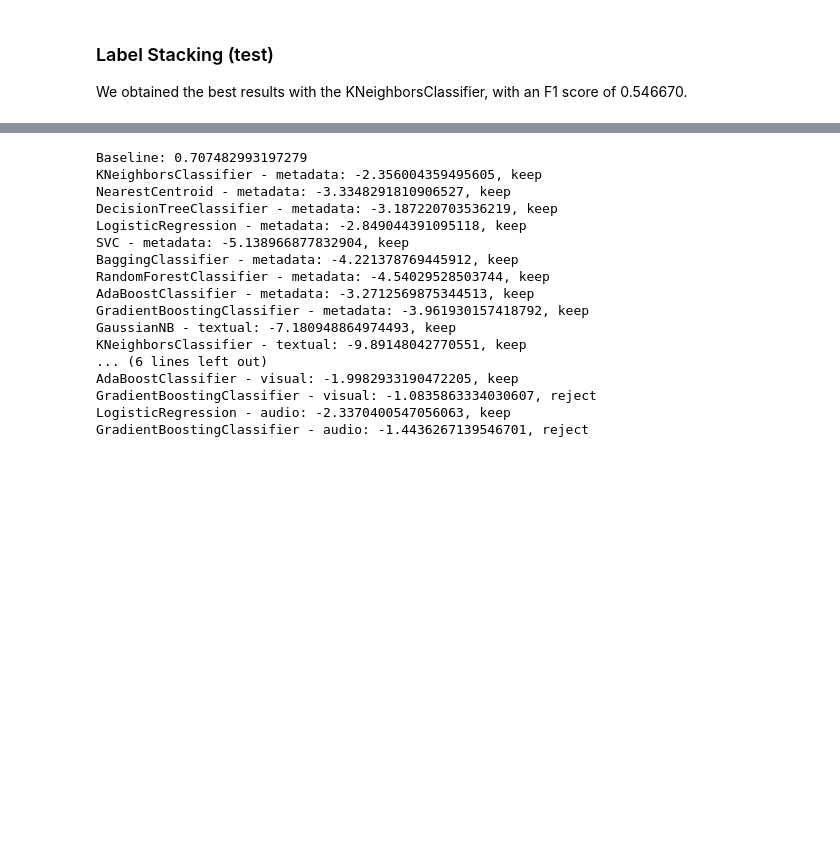
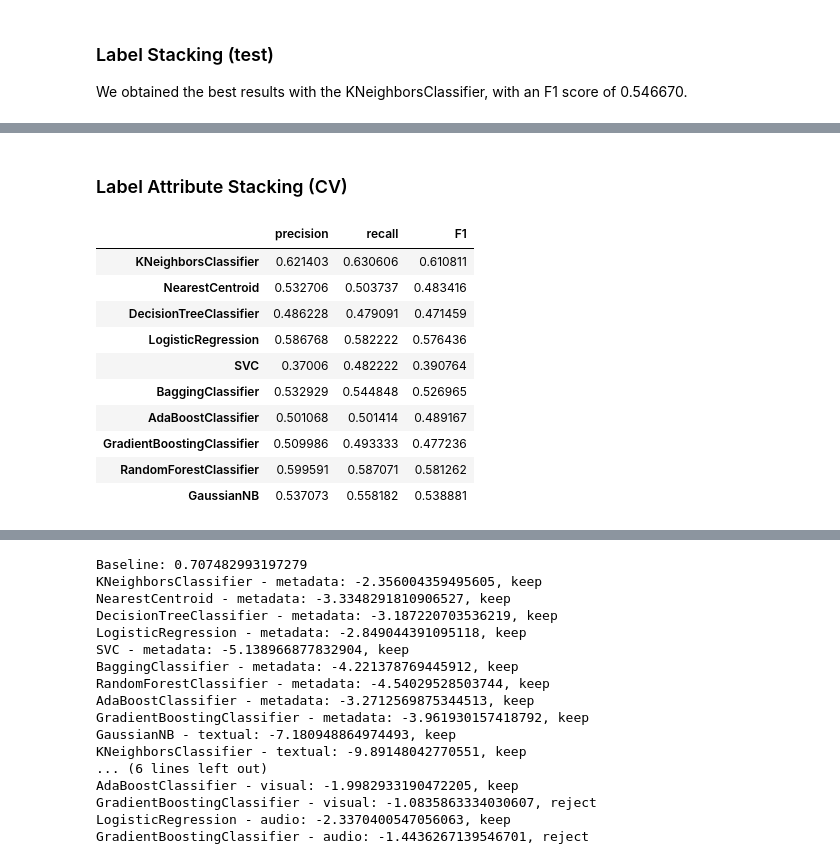
Before and after one commit to patrickFuerst/CoE_task, a Jupyter notebook: classifier_selection.ipynb, the cells around one changed output, grey strips where cells are left out. Drawn from its saved outputs; the diff is of its cells as text; code cells hidden in the pictures; blank space fills up the shorter version.

```diff
--- a/classifier_selection.ipynb
+++ b/classifier_selection.ipynb
@@ -1729 +1811,18 @@ display(label_feature_test.head(2))
 2 rows × 9731 columns
+# %% [markdown]
+### Label Attribute Stacking (CV)
+# %%
+label_feature_stack_cv = evaluate_models_extended(label_feature_train, df_y)
+label_feature_stack_cv[["precision", "recall", "F1"]]
+# %% [output]
+|  | precision | recall | F1 |
+| KNeighborsClassifier | 0.621403 | 0.630606 | 0.610811 |
+| NearestCentroid | 0.532706 | 0.503737 | 0.483416 |
+| DecisionTreeClassifier | 0.486228 | 0.479091 | 0.471459 |
+| LogisticRegression | 0.586768 | 0.582222 | 0.576436 |
+| SVC | 0.37006 | 0.482222 | 0.390764 |
+| BaggingClassifier | 0.532929 | 0.544848 | 0.526965 |
+| AdaBoostClassifier | 0.501068 | 0.501414 | 0.489167 |
+| GradientBoostingClassifier | 0.509986 | 0.493333 | 0.477236 |
+| RandomForestClassifier | 0.599591 | 0.587071 | 0.581262 |
+| GaussianNB | 0.537073 | 0.558182 | 0.538881 |
```
Also changed, not shown: parts of 12 cells of this notebook.
